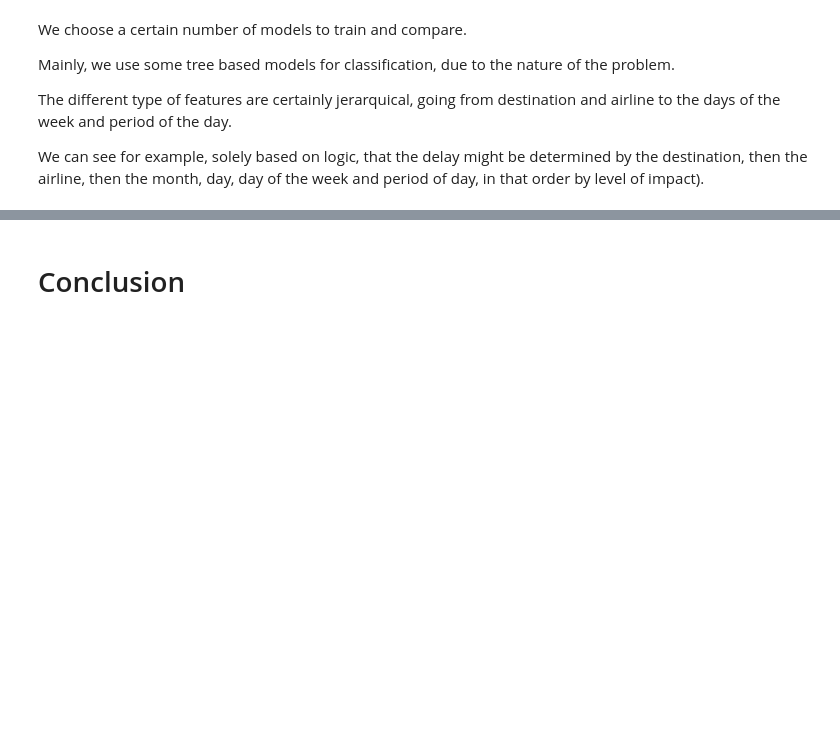
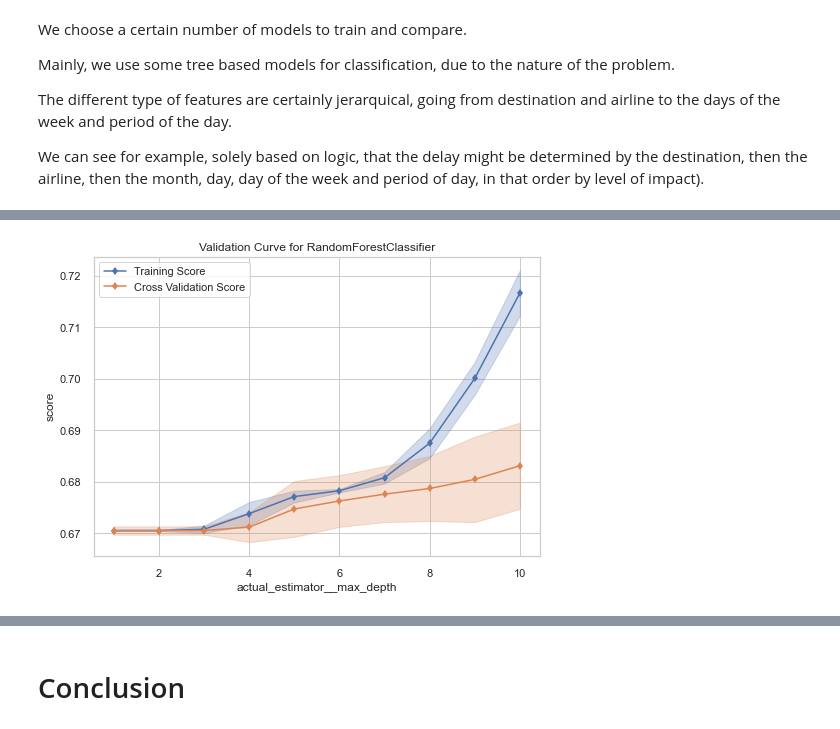
Before and after one commit to XxZeroGravityxX/Flight_delay_study, a Jupyter notebook: solution.ipynb, the cells around one changed output, grey strips where cells are left out. Cells and saved outputs as stored; diff of their text form; code cells hidden in the pictures; blank space fills up the shorter version.

```diff
--- a/solution.ipynb
+++ b/solution.ipynb
@@ -680,0 +778,5 @@ interactive(children=(ToggleButtons(description='Plot Type:', icons=('',), optio
+# %%
+# Plot score
+plot_model(rf_best_model, plot='vc')
+# %% [output]
+[figure, added]
```
Also changed, not shown: parts of 23 cells of this notebook, 5 other files.
